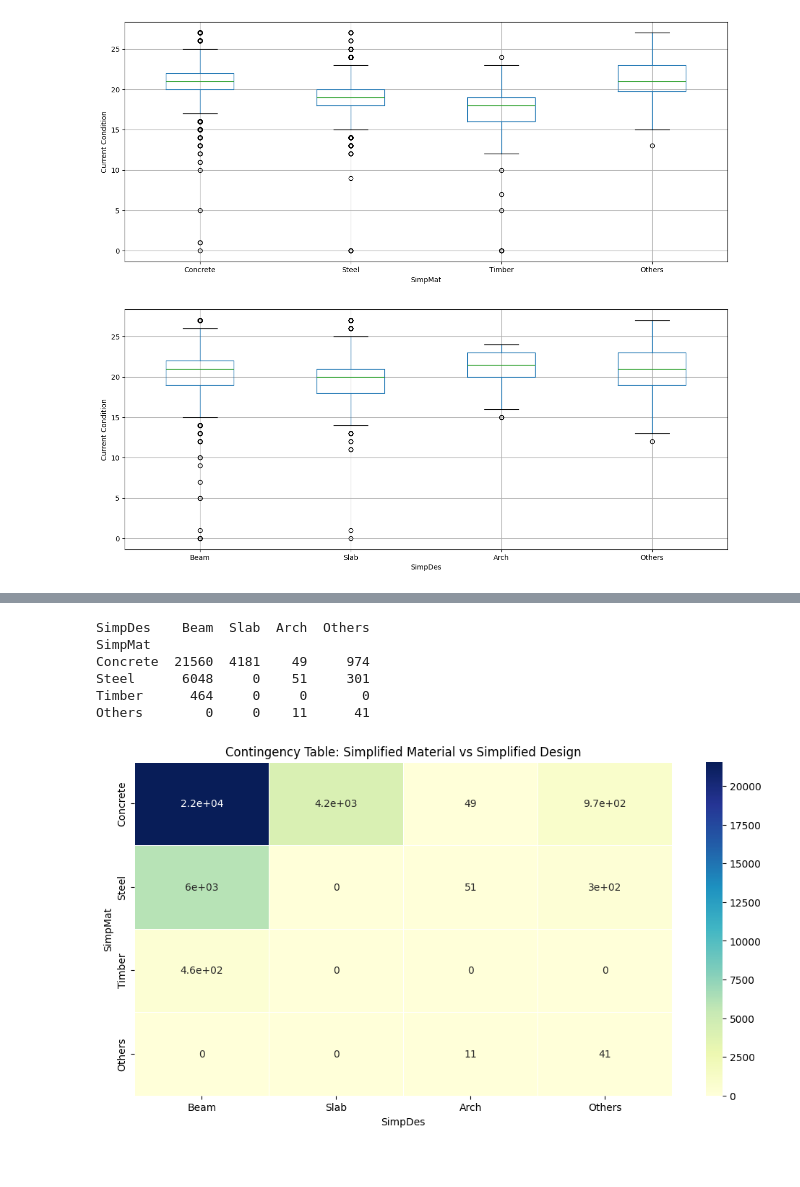
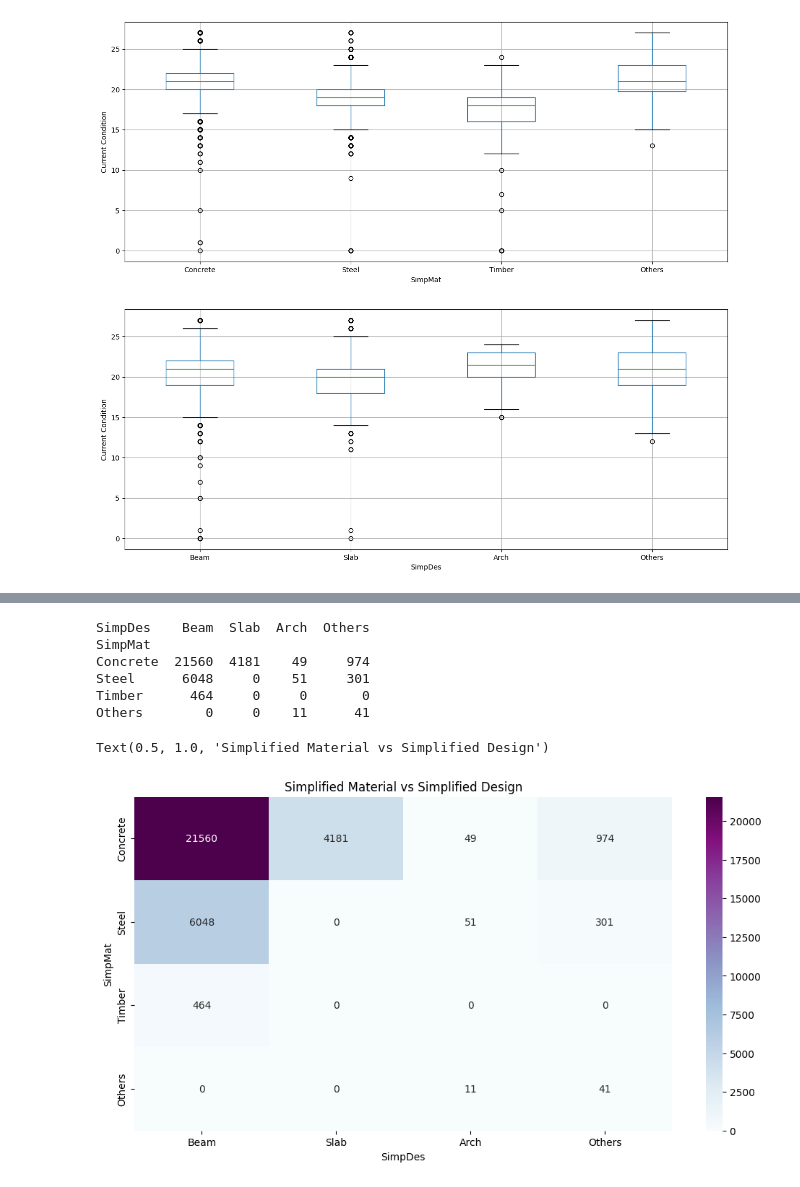
Before and after one commit to Ericazzzzzz/Texas-Bridges-Condition-Analysis, a Jupyter notebook: ECS7024P_CW2.ipynb, the cells around one changed output, grey strips where cells are left out. Saved outputs shown, nothing was run; the diff lists cells and outputs as text; code cells hidden in the pictures.

```diff
--- a/ECS7024P_CW2.ipynb
+++ b/ECS7024P_CW2.ipynb
@@ -457,18 +356,18 @@ Contingency Table between Material and Design:
 # %%
-# Cross-tabulation between Material and Design
+# Contigency Table
 contingency_table = pd.crosstab(bridges_filtered_age['SimpMat'], bridges_filtered_age['SimpDes'])
 print(contingency_table)
 
-# Heatmap for visual representation of the contingency table
+# Heatmap
 plt.figure(figsize=(12, 6))
-sns.heatmap(contingency_table, annot=True, cmap="YlGnBu", linewidths=0.5)
-plt.title("Contingency Table: Simplified Material vs Simplified Design")
-plt.show()
+sns.heatmap(contingency_table, annot=True, cmap='BuPu', fmt='g')
+plt.title('Simplified Material vs Simplified Design')
 # %% [output]
 SimpDes    Beam  Slab  Arch  Others
 SimpMat
 Concrete  21560  4181    49     974
 Steel      6048     0    51     301
 Timber      464     0     0       0
 Others        0     0    11      41
+Text(0.5, 1.0, 'Simplified Material vs Simplified Design')
-[figure, old version]
+[figure, new version]
```
Also changed, not shown: parts of 24 cells of this notebook.
